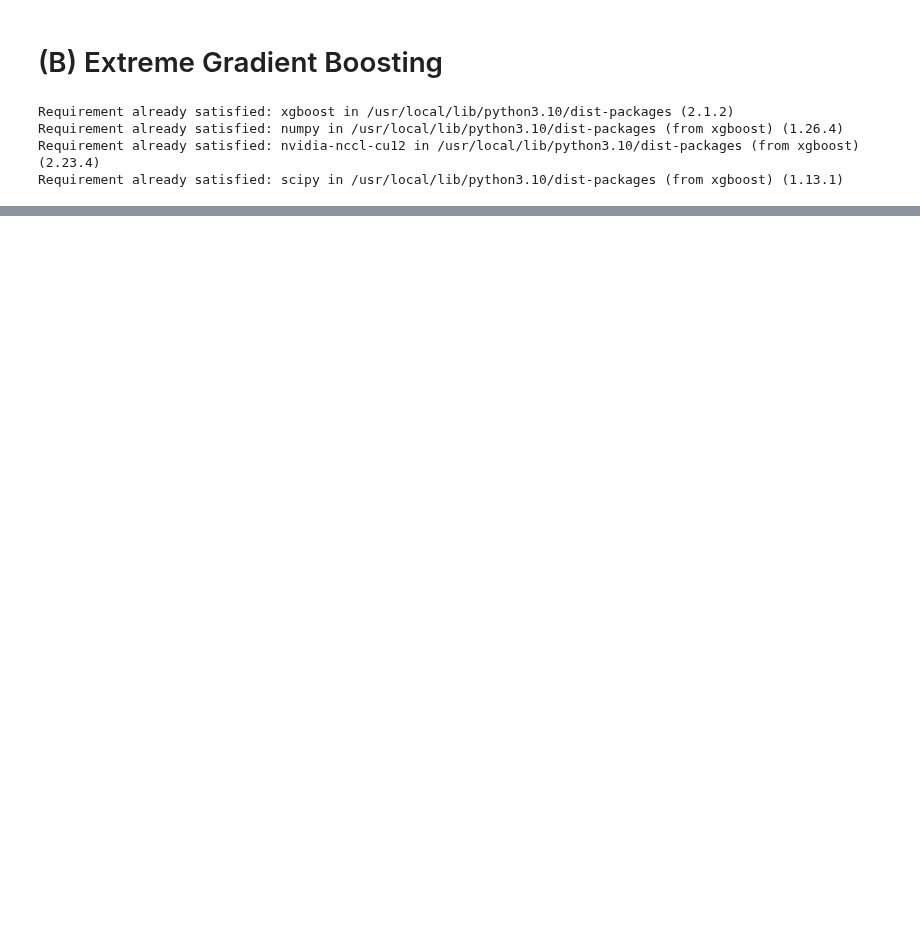
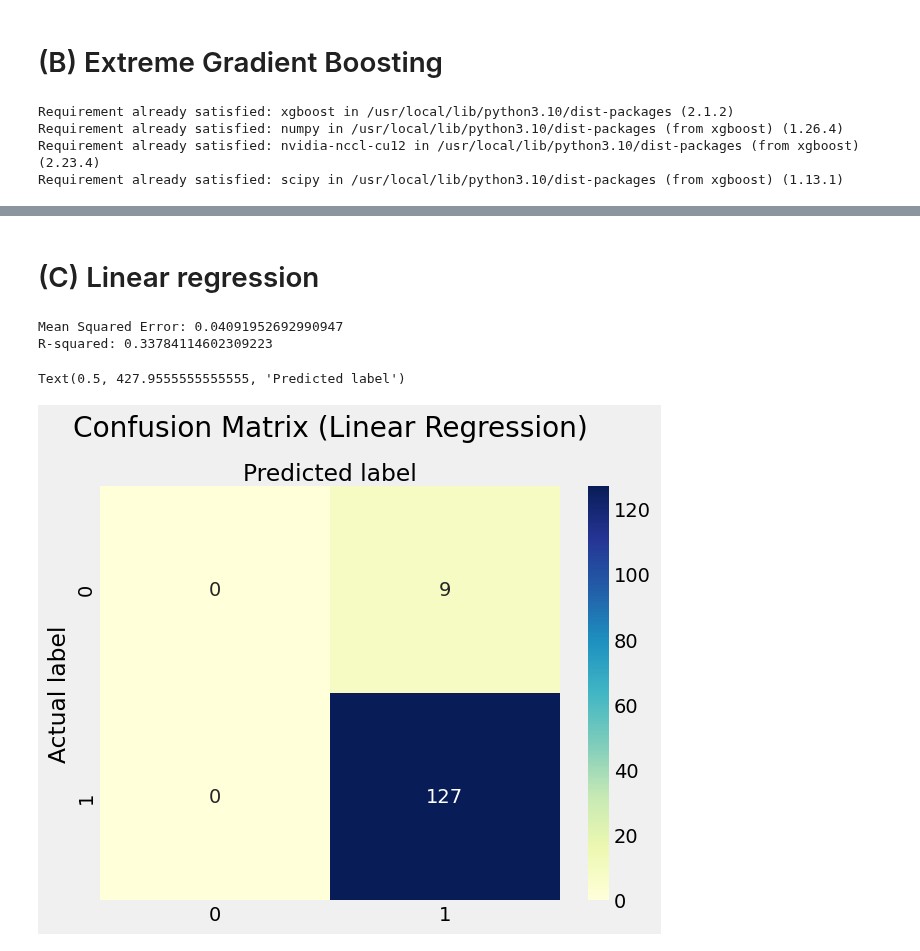
Before and after one commit to Geez-l/litoX, a Jupyter notebook: SP_ML/litox_ML.ipynb, the cells around one changed output, grey strips where cells are left out. Cells and saved outputs as stored; diff of their text form; code cells hidden in the pictures; blank space fills up the shorter version.

```diff
--- a/SP_ML/litox_ML.ipynb
+++ b/SP_ML/litox_ML.ipynb
@@ -302,0 +299,39 @@ plt.show()
+# %% [markdown]
+# (C) Linear regression
+# %%
+linear_reg = LinearRegression()
+
+linear_reg.fit(x_train, y_train)
+y_pred = linear_reg.predict(x_test)
+
+# Evaluate
+mse = mean_squared_error(y_test, y_pred)
+r2 = r2_score(y_test, y_pred)
+
+print(f"Mean Squared Error: {mse}")
+print(f"R-squared: {r2}")
+
+# Convert continuous predictions to binary values (thresholding at 0.5)
+y_pred_binary = (y_pred > 0.5).astype(int)
+# %% [output]
+Mean Squared Error: 0.04091952692990947
+R-squared: 0.33784114602309223
+# %%
+# Confusion Matrix
+from sklearn.metrics import confusion_matrix
+cnf_matrix = confusion_matrix(y_test, y_pred_binary)
+class_names = [0, 1]  # Female: 0, Male: 1
+
+fig, ax = plt.subplots()
+tick_marks = np.arange(len(class_names))
+plt.xticks(tick_marks, class_names)
+plt.yticks(tick_marks, class_names)
+sns.heatmap(pd.DataFrame(cnf_matrix), annot=True, cmap="YlGnBu", fmt='g')
+ax.xaxis.set_label_position("top")
+plt.tight_layout()
+plt.title('Confusion Matrix (Linear Regression)', y=1.1)
+plt.ylabel('Actual label')
+plt.xlabel('Predicted label')
+# %% [output]
+Text(0.5, 427.9555555555555, 'Predicted label')
+[figure, added]
```
Also changed, not shown: parts of 17 cells of this notebook.
